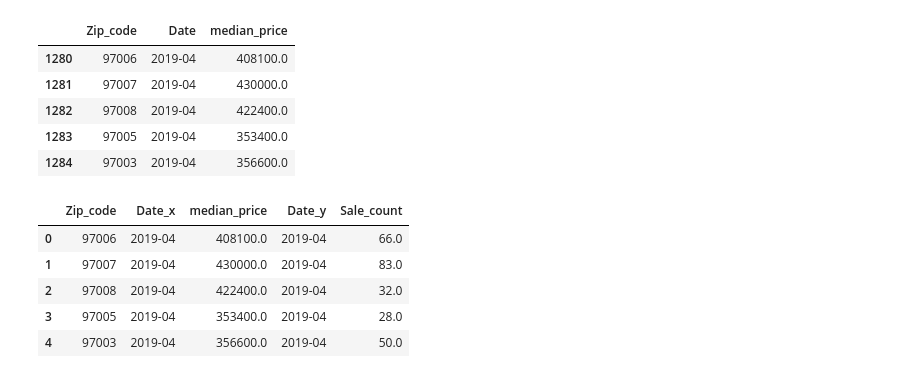
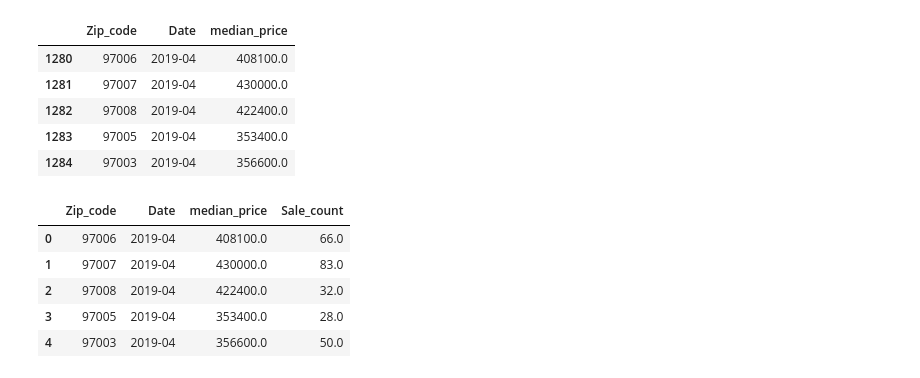
Before and after one commit to meharperjr/etlproject, a Jupyter notebook: z_hist_filter.ipynb, the cells around one changed output. Cells and saved outputs as stored; diff of their text form; code cells hidden in the pictures.

```diff
--- a/z_hist_filter.ipynb
+++ b/z_hist_filter.ipynb
@@ -429,12 +429,12 @@ aprilmedian_df
 | 1283 | 97005 | 2019-04 | 353400.0 |
 | 1284 | 97003 | 2019-04 | 356600.0 |
 # %%
-april_df =pd.merge(aprilmedian_df,aprilmcount_df, how = 'left', on = 'Zip_code')
+april_df =pd.merge(aprilmedian_df,aprilmcount_df)
 april_df
 # %% [output]
-|  | Zip_code | Date_x | median_price | Date_y | Sale_count |
-| 0 | 97006 | 2019-04 | 408100.0 | 2019-04 | 66.0 |
-| 1 | 97007 | 2019-04 | 430000.0 | 2019-04 | 83.0 |
-| 2 | 97008 | 2019-04 | 422400.0 | 2019-04 | 32.0 |
-| 3 | 97005 | 2019-04 | 353400.0 | 2019-04 | 28.0 |
-| 4 | 97003 | 2019-04 | 356600.0 | 2019-04 | 50.0 |
+|  | Zip_code | Date | median_price | Sale_count |
+| 0 | 97006 | 2019-04 | 408100.0 | 66.0 |
+| 1 | 97007 | 2019-04 | 430000.0 | 83.0 |
+| 2 | 97008 | 2019-04 | 422400.0 | 32.0 |
+| 3 | 97005 | 2019-04 | 353400.0 | 28.0 |
+| 4 | 97003 | 2019-04 | 356600.0 | 50.0 |
```
Also changed, not shown: parts of 6 cells of this notebook, 3 other files.
